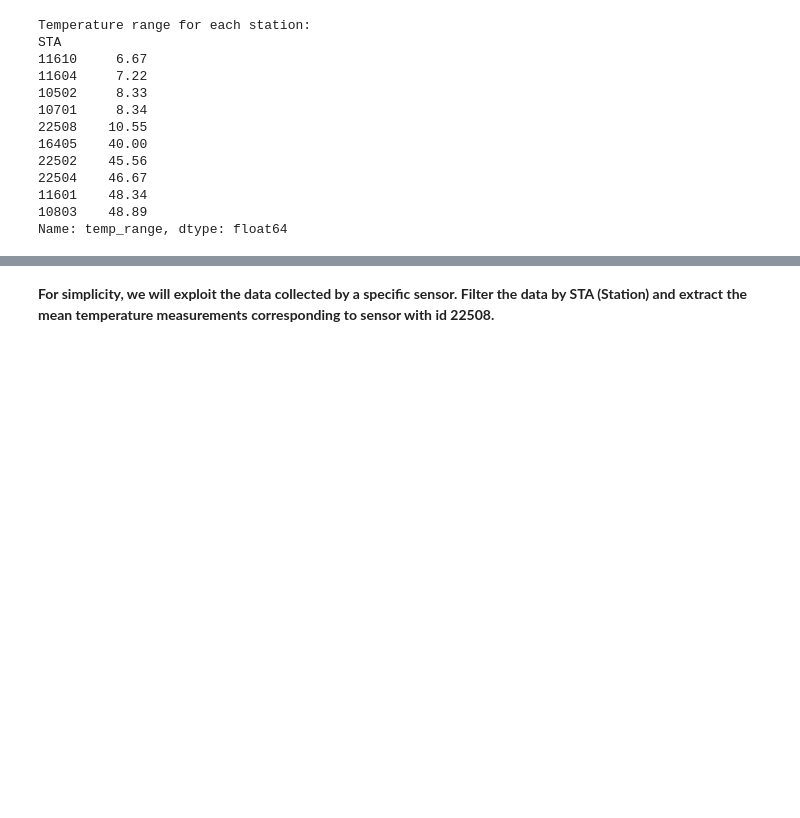
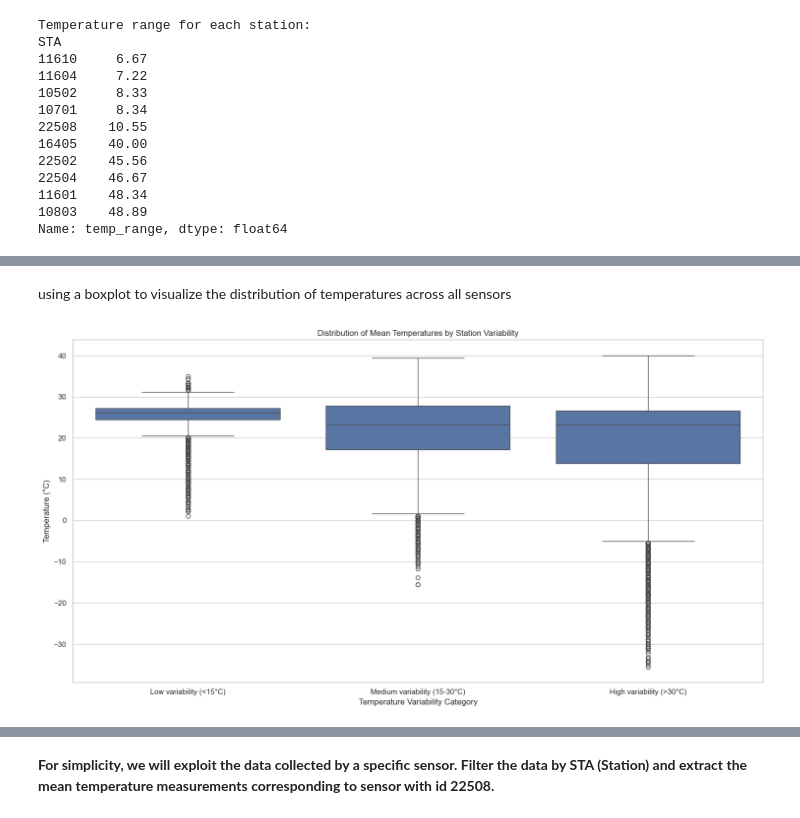
Before and after one commit to imadbenmadi/ITDS-practise-project, a Jupyter notebook: notebook.ipynb, the cells around one changed output, grey strips where cells are left out. Saved outputs shown, nothing was run; the diff lists cells and outputs as text; code cells hidden in the pictures; blank space fills up the shorter version.

```diff
--- a/notebook.ipynb
+++ b/notebook.ipynb
@@ -1009,0 +952,36 @@ Name: temp_range, dtype: float64
+# %% [markdown]
+using a boxplot to visualize the distribution of temperatures across all sensors
+# %%
+# Group stations by temperature ranges
+# First calculate temperature range for each station
+station_ranges = df.groupby('STA')['MeanTemp'].agg(['min', 'max'])
+station_ranges['temp_range'] = station_ranges['max'] - station_ranges['min']
+
+# Define temperature range categories
+def categorize_range(range_val):
+    if range_val < 15:
+        return 'Low variability (<15°C)'
+    elif range_val < 30:
+        return 'Medium variability (15-30°C)'
+    else:
+        return 'High variability (>30°C)'
+
+station_ranges['category'] = station_ranges['temp_range'].apply(categorize_range)
+
+# Merge category back to original data
+df_with_category = df.merge(station_ranges[['category']], left_on='STA', right_index=True)
+
+# Plot boxplots by category
+plt.figure(figsize=(15, 8))
+sns.boxplot(x='category', y='MeanTemp', data=df_with_category, order=[
+    'Low variability (<15°C)',
+    'Medium variability (15-30°C)',
+    'High variability (>30°C)'
+])
+plt.title('Distribution of Mean Temperatures by Station Variability')
+plt.xlabel('Temperature Variability Category')
+plt.ylabel('Temperature (°C)')
+plt.tight_layout()
+plt.show()
+# %% [output]
+[figure, added]
```
Also changed, not shown: parts of 27 cells of this notebook, 1 other file.
